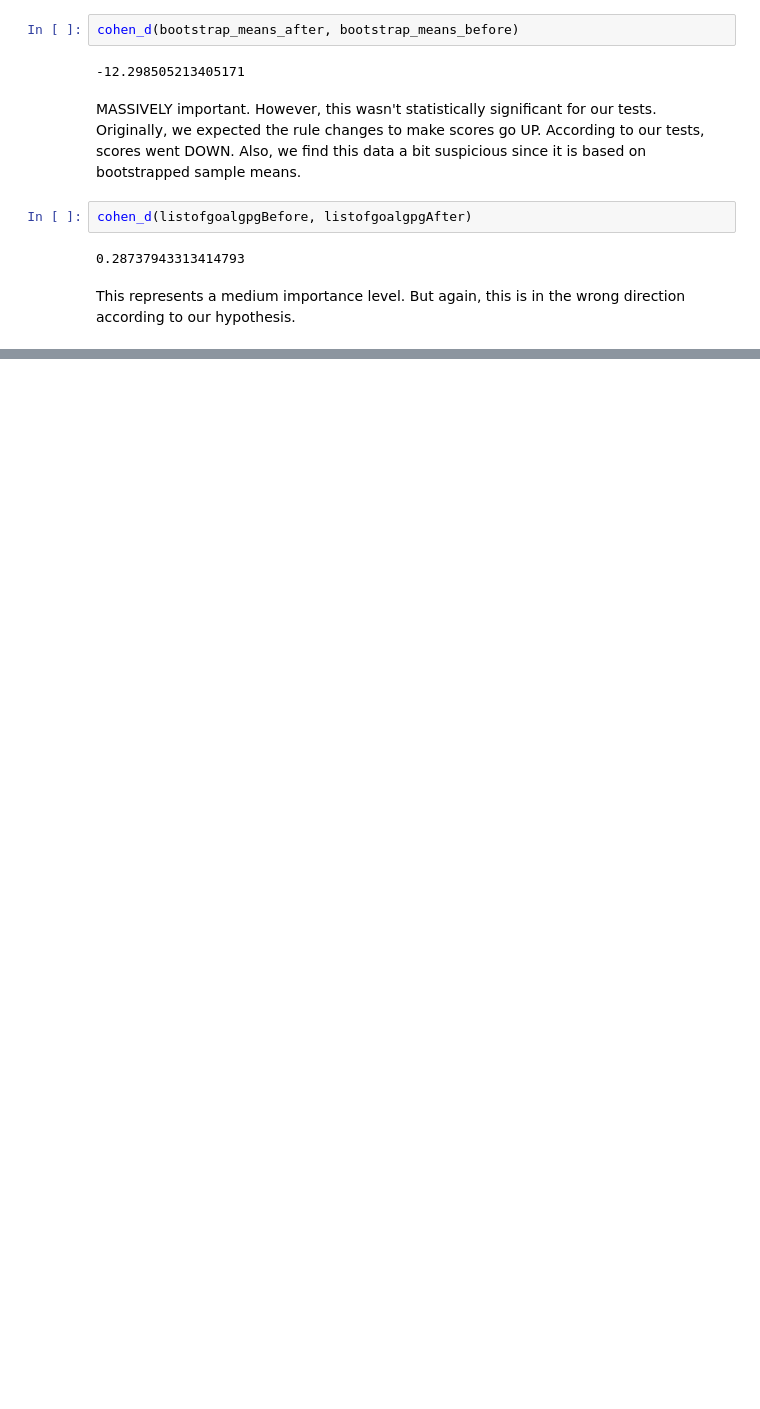
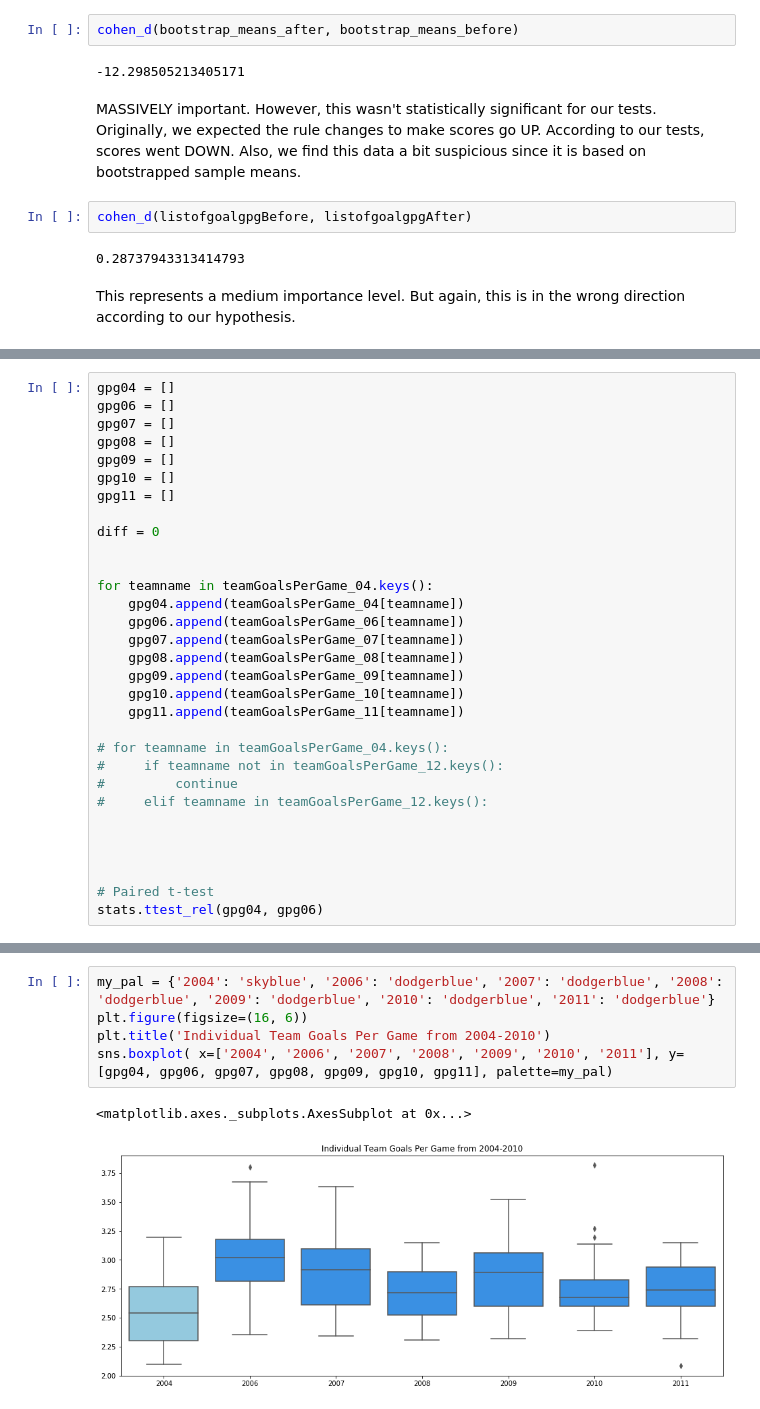
Before and after one commit to irvingcampbell/mod2project, a Jupyter notebook: NHL.ipynb, the cells around one changed output, grey strips where cells are left out. Drawn from its saved outputs; the diff is of its cells as text; blank space fills up the shorter version.

```diff
--- a/NHL.ipynb
+++ b/NHL.ipynb
@@ -274,0 +454,31 @@ sns.boxplot( x=['Points per game at\n30 years of age', 'Points per game at\n31 y
+# %%
+gpg04 = []
+gpg06 = []
+gpg07 = []
+gpg08 = []
+gpg09 = []
+gpg10 = []
+gpg11 = []
+
+diff = 0
+
+
+for teamname in teamGoalsPerGame_04.keys():
+    gpg04.append(teamGoalsPerGame_04[teamname])
+    gpg06.append(teamGoalsPerGame_06[teamname])
+    gpg07.append(teamGoalsPerGame_07[teamname])
+    gpg08.append(teamGoalsPerGame_08[teamname])
+    gpg09.append(teamGoalsPerGame_09[teamname])
+    gpg10.append(teamGoalsPerGame_10[teamname])
+    gpg11.append(teamGoalsPerGame_11[teamname])
+
+# for teamname in teamGoalsPerGame_04.keys():
+#     if teamname not in teamGoalsPerGame_12.keys():
+#         continue
+#     elif teamname in teamGoalsPerGame_12.keys():
+
+
+
+
+# Paired t-test
+stats.ttest_rel(gpg04, gpg06)
@@ -274,0 +558,8 @@ sns.boxplot( x=['Points per game at\n30 years of age', 'Points per game at\n31 y
+# %%
+my_pal = {'2004': 'skyblue', '2006': 'dodgerblue', '2007': 'dodgerblue', '2008': 'dodgerblue', '2009': 'dodgerblue', '2010': 'dodgerblue', '2011': 'dodgerblue'}
+plt.figure(figsize=(16, 6))
+plt.title('Individual Team Goals Per Game from 2004-2010')
+sns.boxplot( x=['2004', '2006', '2007', '2008', '2009', '2010', '2011'], y=[gpg04, gpg06, gpg07, gpg08, gpg09, gpg10, gpg11], palette=my_pal)
+# %% [output]
+<matplotlib.axes._subplots.AxesSubplot at 0x...>
+[figure, added]
```
Also changed, not shown: parts of 19 cells of this notebook.
